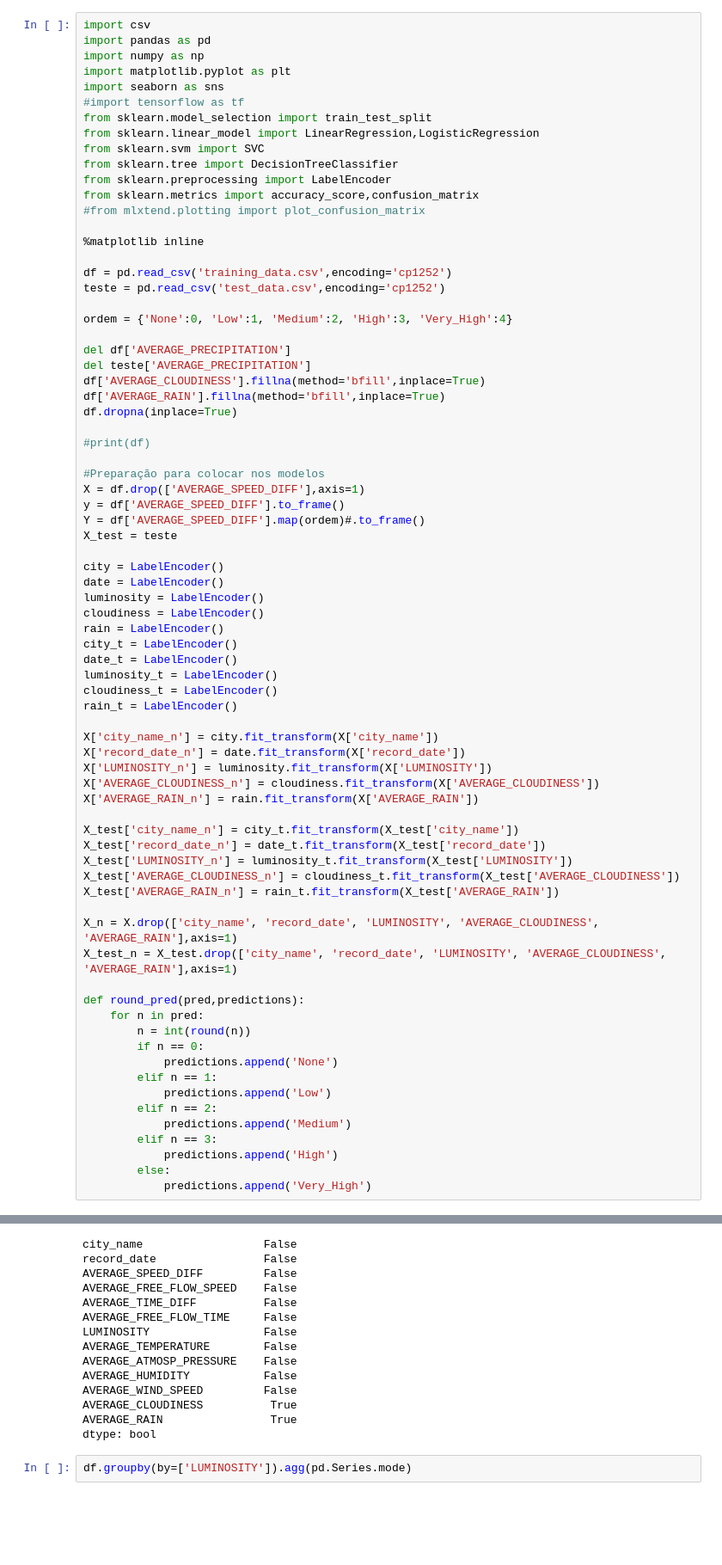
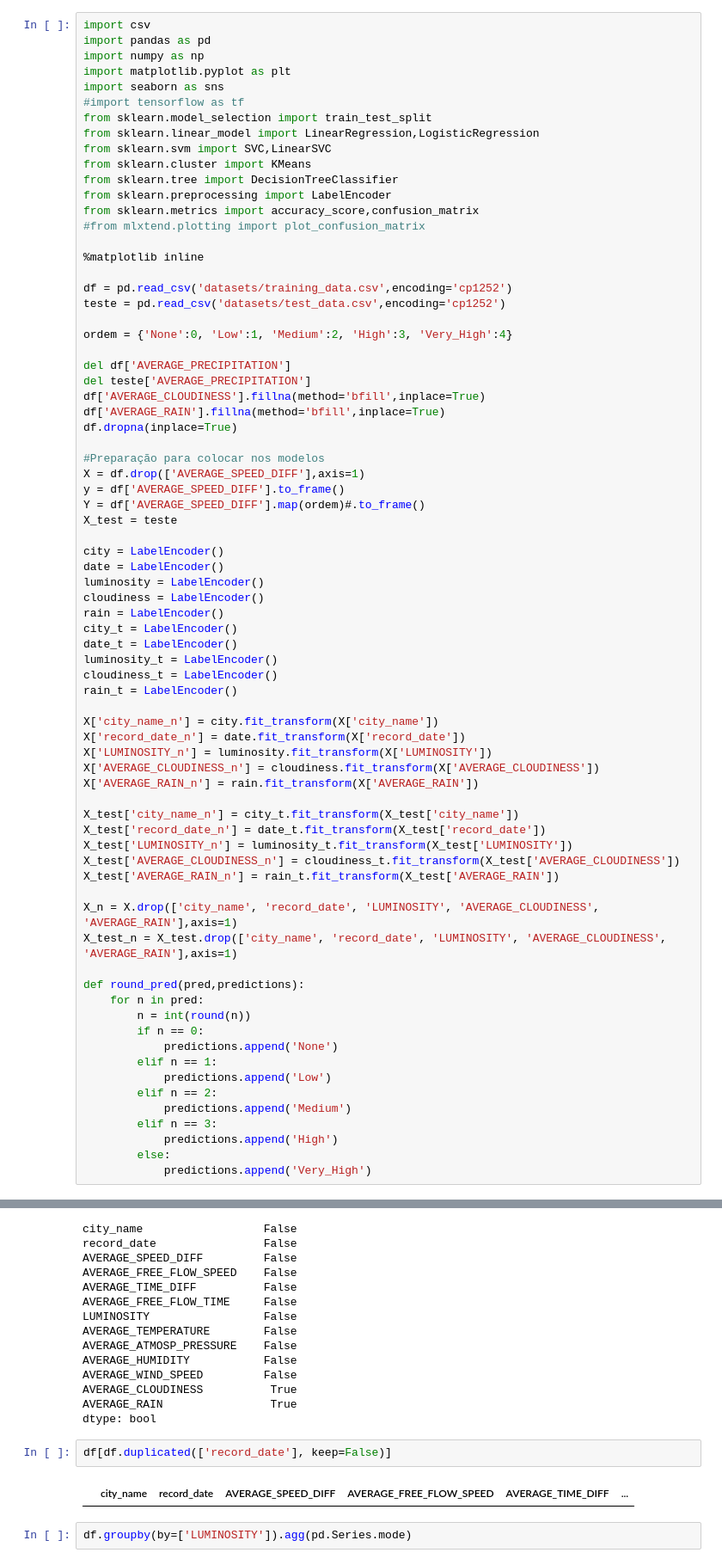
Before and after one commit to 29medium/DAA_Project, a Jupyter notebook: competition/competition.ipynb, the cells around one changed output, grey strips where cells are left out. Shown: that part at 86% size. Saved outputs shown, nothing was run; the diff lists cells and outputs as text; blank space fills up the shorter version.

```diff
--- a/competition/competition.ipynb
+++ b/competition/competition.ipynb
@@ -7,7 +7,8 @@ import seaborn as sns
 #import tensorflow as tf
 from sklearn.model_selection import train_test_split
 from sklearn.linear_model import LinearRegression,LogisticRegression
-from sklearn.svm import SVC
+from sklearn.svm import SVC,LinearSVC
+from sklearn.cluster import KMeans
 from sklearn.tree import DecisionTreeClassifier
 from sklearn.preprocessing import LabelEncoder
 from sklearn.metrics import accuracy_score,confusion_matrix
@@ -15,8 +16,8 @@ from sklearn.metrics import accuracy_score,confusion_matrix
 
 %matplotlib inline
 
-df = pd.read_csv('training_data.csv',encoding='cp1252')
-teste = pd.read_csv('test_data.csv',encoding='cp1252')
+df = pd.read_csv('datasets/training_data.csv',encoding='cp1252')
+teste = pd.read_csv('datasets/test_data.csv',encoding='cp1252')
 
 ordem = {'None':0, 'Low':1, 'Medium':2, 'High':3, 'Very_High':4}
 
@@ -25,8 +26,6 @@ del teste['AVERAGE_PRECIPITATION']
 df['AVERAGE_CLOUDINESS'].fillna(method='bfill',inplace=True)
 df['AVERAGE_RAIN'].fillna(method='bfill',inplace=True)
 df.dropna(inplace=True)
-
-#print(df)
 
 #Preparação para colocar nos modelos
 X = df.drop(['AVERAGE_SPEED_DIFF'],axis=1)
@@ -120,6 +119,10 @@ AVERAGE_WIND_SPEED         False
 AVERAGE_CLOUDINESS          True
 AVERAGE_RAIN                True
 dtype: bool
+# %%
+df[df.duplicated(['record_date'], keep=False)]
+# %% [output]
+|  | city_name | record_date | AVERAGE_SPEED_DIFF | AVERAGE_FREE_FLOW_SPEED | AVERAGE_TIME_DIFF | ... |
 # %%
 df.groupby(by=['LUMINOSITY']).agg(pd.Series.mode)
 # %% [output]
```
Also changed, not shown: parts of 5 cells of this notebook, 2 other files.
